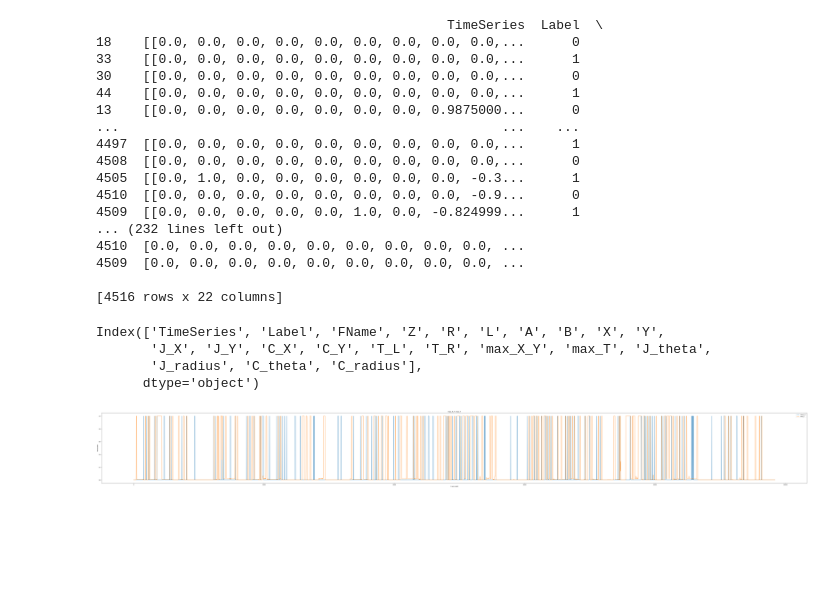
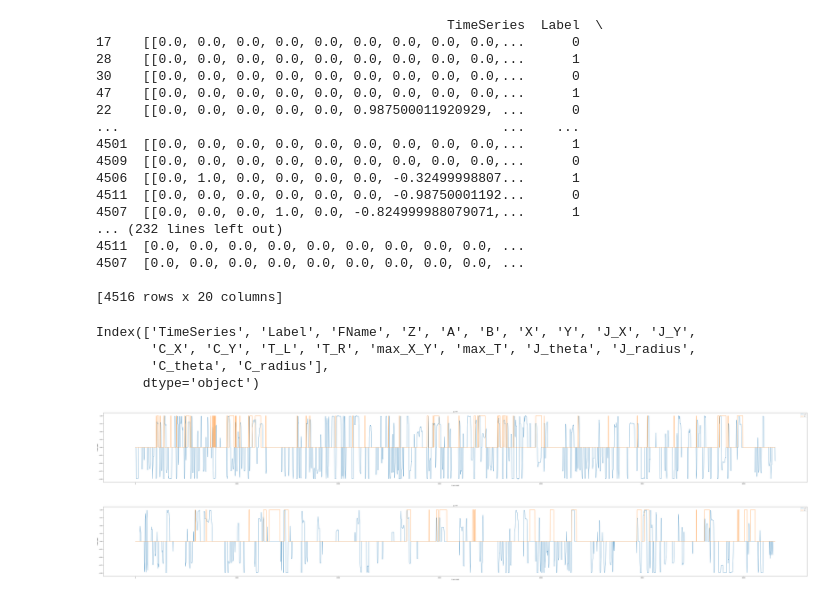
Before and after one commit to sinha-G/slp, a Jupyter notebook: feature_pruning.ipynb, the cells around one changed output. Cells and saved outputs as stored; diff of their text form; code cells hidden in the pictures; blank space fills up the shorter version.

```diff
--- a/feature_pruning.ipynb
+++ b/feature_pruning.ipynb
@@ -31,13 +31,13 @@ df.head
 # %%
 # Assuming df is your DataFrame with 'TimeSeries' column containing 2D numpy arrays
 # Define the indices of the columns to be removed
-columns_to_remove = [0, 1, 2, 4, 11]
+columns_to_remove = [0, 1, 2, 3, 6, 7, 11]
 
 # Use a list comprehension to create a new 'TimeSeries' column with modified arrays
 df['TimeSeries'] = [np.delete(array, columns_to_remove, axis=1) for array in df['TimeSeries']]
 # %%
 # Define the labels for the new columns
-new_column_labels = ['Z', 'R', 'L', 'A', 'B', 'X', 'Y', 'J_X', 'J_Y', 'C_X', 'C_Y', 'T_L', 'T_R']
+new_column_labels = ['Z', 'A', 'B', 'X', 'Y', 'J_X', 'J_Y', 'C_X', 'C_Y', 'T_L', 'T_R']
 
 # Iterate through the new column labels and add them to the DataFrame
 for label in new_column_labels:
@@ -63,28 +63,28 @@ df['C_radius'] = df.apply(lambda row: np.sqrt(row['C_X'] ** 2 + row['C_Y'] ** 2)
 print(df)
 # %% [output]
                                              TimeSeries  Label  \
-18    [[0.0, 0.0, 0.0, 0.0, 0.0, 0.0, 0.0, 0.0, 0.0,...      0
-33    [[0.0, 0.0, 0.0, 0.0, 0.0, 0.0, 0.0, 0.0, 0.0,...      1
+17    [[0.0, 0.0, 0.0, 0.0, 0.0, 0.0, 0.0, 0.0, 0.0,...      0
+28    [[0.0, 0.0, 0.0, 0.0, 0.0, 0.0, 0.0, 0.0, 0.0,...      1
 30    [[0.0, 0.0, 0.0, 0.0, 0.0, 0.0, 0.0, 0.0, 0.0,...      0
-44    [[0.0, 0.0, 0.0, 0.0, 0.0, 0.0, 0.0, 0.0, 0.0,...      1
-13    [[0.0, 0.0, 0.0, 0.0, 0.0, 0.0, 0.0, 0.9875000...      0
+47    [[0.0, 0.0, 0.0, 0.0, 0.0, 0.0, 0.0, 0.0, 0.0,...      1
+22    [[0.0, 0.0, 0.0, 0.0, 0.0, 0.987500011920929, ...      0
 ...                                                 ...    ...
-4497  [[0.0, 0.0, 0.0, 0.0, 0.0, 0.0, 0.0, 0.0, 0.0,...      1
-4508  [[0.0, 0.0, 0.0, 0.0, 0.0, 0.0, 0.0, 0.0, 0.0,...      0
-4505  [[0.0, 1.0, 0.0, 0.0, 0.0, 0.0, 0.0, 0.0, -0.3...      1
-4510  [[0.0, 0.0, 0.0, 0.0, 0.0, 0.0, 0.0, 0.0, -0.9...      0
-4509  [[0.0, 0.0, 0.0, 0.0, 0.0, 1.0, 0.0, -0.824999...      1
+4501  [[0.0, 0.0, 0.0, 0.0, 0.0, 0.0, 0.0, 0.0, 0.0,...      1
+4509  [[0.0, 0.0, 0.0, 0.0, 0.0, 0.0, 0.0, 0.0, 0.0,...      0
+4506  [[0.0, 1.0, 0.0, 0.0, 0.0, 0.0, -0.32499998807...      1
+4511  [[0.0, 0.0, 0.0, 0.0, 0.0, 0.0, -0.98750001192...      0
+4507  [[0.0, 0.0, 0.0, 1.0, 0.0, -0.824999988079071,...      1
 ... (232 lines left out)
-4510  [0.0, 0.0, 0.0, 0.0, 0.0, 0.0, 0.0, 0.0, 0.0, ...
-4509  [0.0, 0.0, 0.0, 0.0, 0.0, 0.0, 0.0, 0.0, 0.0, ...
+4511  [0.0, 0.0, 0.0, 0.0, 0.0, 0.0, 0.0, 0.0, 0.0, ...
+4507  [0.0, 0.0, 0.0, 0.0, 0.0, 0.0, 0.0, 0.0, 0.0, ...
 
-[4516 rows x 22 columns]
+[4516 rows x 20 columns]
 # %%
 df.columns
 # %% [output]
-Index(['TimeSeries', 'Label', 'FName', 'Z', 'R', 'L', 'A', 'B', 'X', 'Y',
-       'J_X', 'J_Y', 'C_X', 'C_Y', 'T_L', 'T_R', 'max_X_Y', 'max_T', 'J_theta',
-       'J_radius', 'C_theta', 'C_radius'],
+Index(['TimeSeries', 'Label', 'FName', 'Z', 'A', 'B', 'X', 'Y', 'J_X', 'J_Y',
+       'C_X', 'C_Y', 'T_L', 'T_R', 'max_X_Y', 'max_T', 'J_theta', 'J_radius',
+       'C_theta', 'C_radius'],
       dtype='object')
 # %%
 
@@ -132,12 +132,23 @@ def overlay_charts_from_columns(df, column_lists, row_index):
 # Example usage:
 # overlay_charts_from_columns(df, [['max_X_Y', 'max_T']], 0)
 # %%
-row = 0
+n = 7
+
+row = 2*n
 # ['TimeSeries', 'Label', 'FName', 'Z', 'R', 'L', 'A', 'B', 'X', 'Y',
 #        'J_X', 'J_Y', 'C_X', 'C_Y', 'T_L', 'T_R', 'max_X_Y', 'max_T', 'J_theta',
 #        'J_radius', 'C_theta', 'C_radius'],
-column_lists = [['max_X_Y','max_T']]
+# column_lists = [['max_X_Y','max_T']]
+column_lists = [['J_Y','B']]
+overlay_charts_from_columns(df, column_lists, row)
 
+row += 1
+# ['TimeSeries', 'Label', 'FName', 'Z', 'R', 'L', 'A', 'B', 'X', 'Y',
+#        'J_X', 'J_Y', 'C_X', 'C_Y', 'T_L', 'T_R', 'max_X_Y', 'max_T', 'J_theta',
+#        'J_radius', 'C_theta', 'C_radius'],
+# column_lists = [['max_X_Y','max_T']]
+column_lists = [['J_Y','B']]
 overlay_charts_from_columns(df, column_lists, row)
 # %% [output]
-[figure, old version]
+[figure, new version]
+[figure, added]
```
Also changed, not shown: parts of 3 cells of this notebook.
